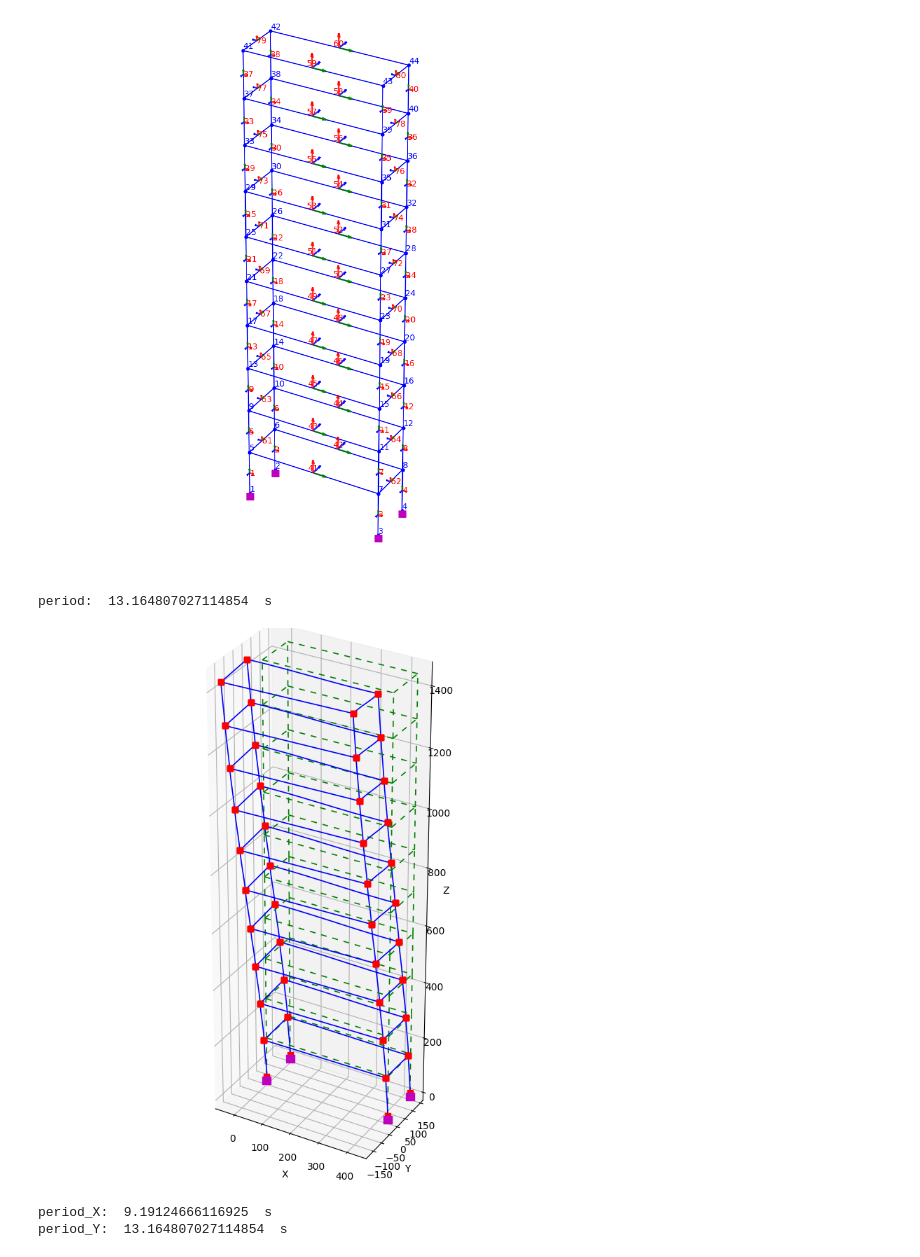
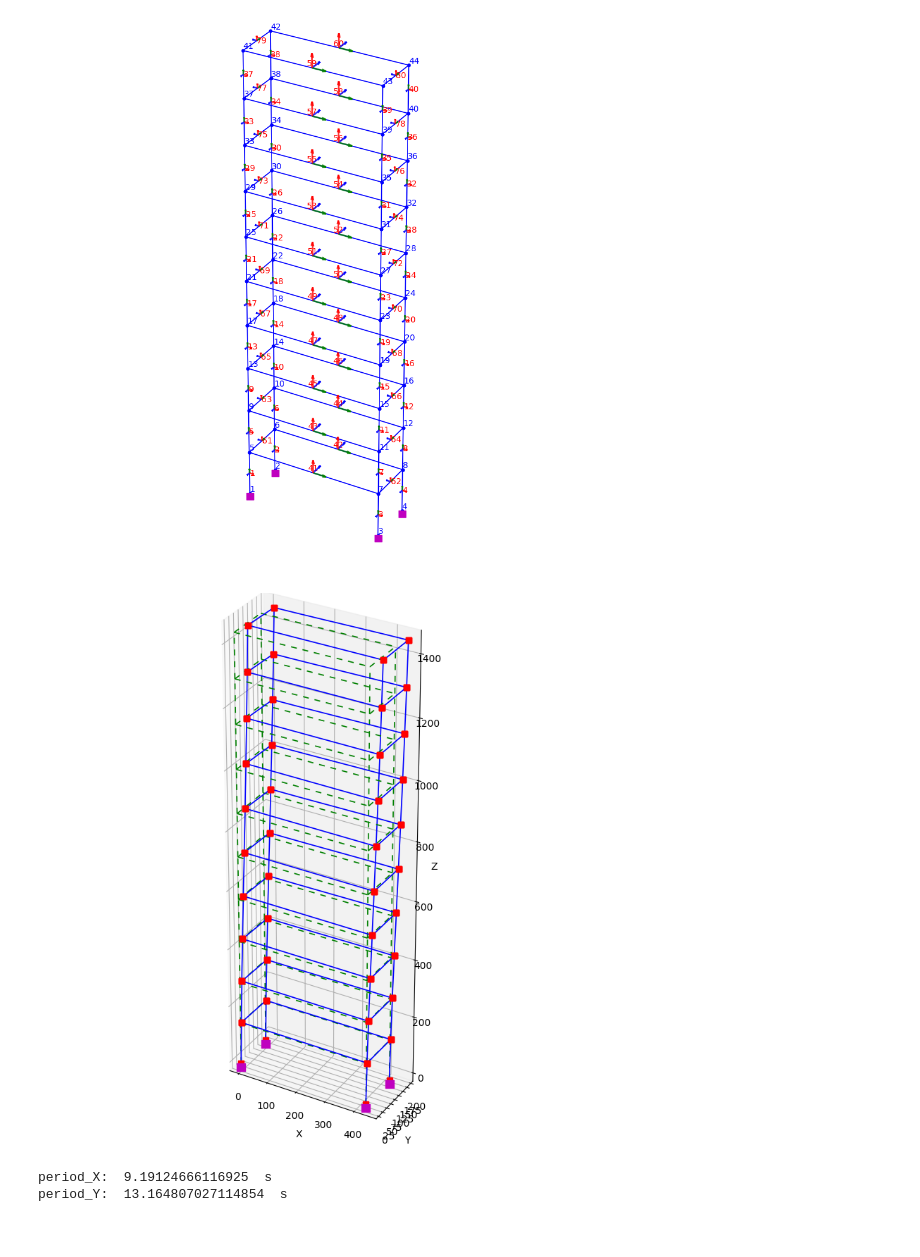
Before and after one commit to jorvend/JV-Research, a Jupyter notebook: UCI_Research/2_Building_model/RotD50_Spectra_Building.ipynb, the cells around one changed output. Cells and saved outputs as stored; diff of their text form; code cells hidden in the pictures.

```diff
--- a/UCI_Research/2_Building_model/RotD50_Spectra_Building.ipynb
+++ b/UCI_Research/2_Building_model/RotD50_Spectra_Building.ipynb
@@ -337,20 +337,15 @@ opsv.plot_model(element_labels=1,fig_wi_he=(30.0, 70.0),axis_off=1)
 ops.wipe()
 # %% [output]
 [figure]
-# %%
-# Calculate the structure natural period for the first mode shape
-print("period: ", periods[0]," s")
-# %% [output]
-period:  13.164807027114854  s
 # %%
 # Plot mode shape
 ops.wipe()
-model_definition(1.0, 0.05)
+periods=model_definition(10.0, 0.05)
 scaleFactor=10000
 opsv.plot_mode_shape(1,sfac=scaleFactor,fig_wi_he=(25.0, 75.0),fmt_undefo={'color': 'green', 'linestyle': (0, (5, 5)), 'linewidth': 1.2, 'marker': '', 'markersize': 1})
 ops.wipe()
 # %% [output]
-[figure, old version]
+[figure, new version]
 # %%
 ## Choose values for further analysis (each time)
 node_top=43
```
Also changed, not shown: parts of 1 cell of this notebook.
